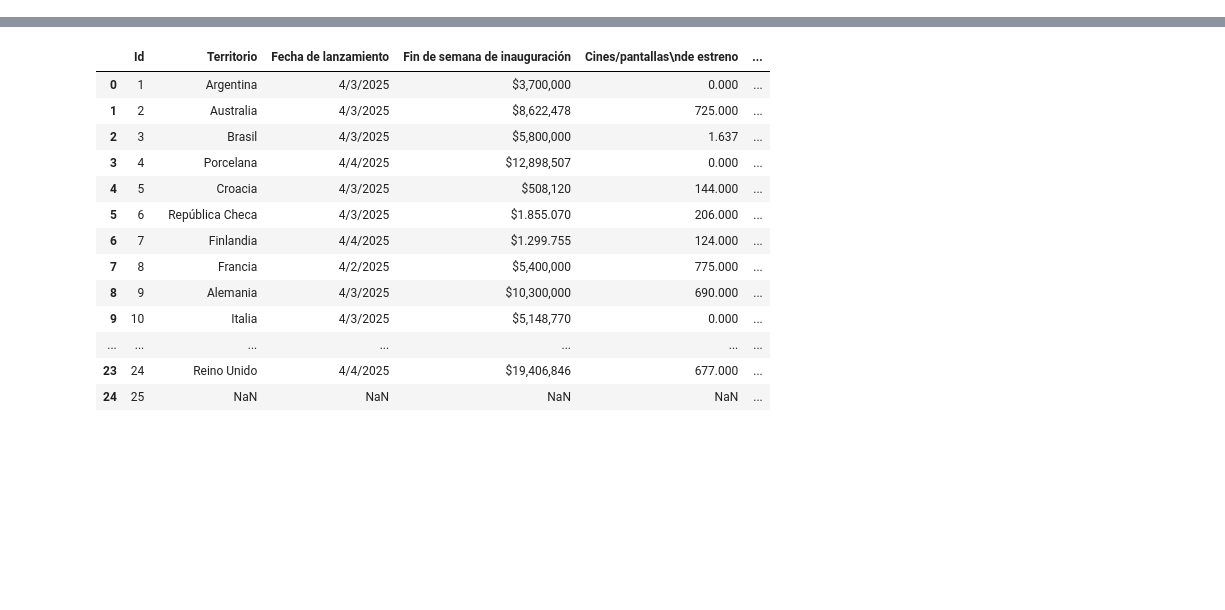
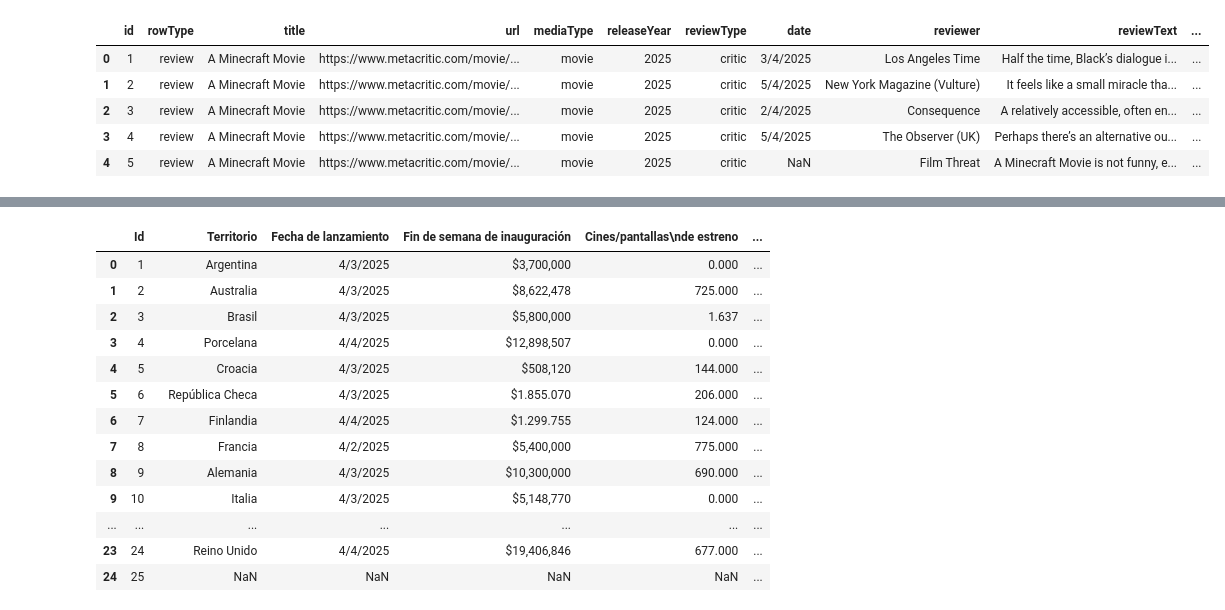
Before and after one commit to AlejandroTanquis/consulting-challenge-, a Jupyter notebook: data/raw/minecraftmovie.ipynb, the cells around one changed output, grey strips where cells are left out. Saved outputs shown, nothing was run; the diff lists cells and outputs as text; code cells hidden in the pictures; blank space fills up the shorter version.

```diff
--- a/data/raw/minecraftmovie.ipynb
+++ b/data/raw/minecraftmovie.ipynb
@@ -0,0 +1,13 @@
+# %%
+import pandas as pd
+
+df=pd.read_csv('Minecraft criticos.csv')
+
+df.head(5)
+# %% [output]
+|  | id | rowType | title | url | mediaType | releaseYear | reviewType | date | reviewer | reviewText | ... |
+| 0 | 1 | review | A Minecraft Movie | https://www.metacritic.com/movie/... | movie | 2025 | critic | 3/4/2025 | Los Angeles Time | Half the time, Black’s dialogue i... | ... |
+| 1 | 2 | review | A Minecraft Movie | https://www.metacritic.com/movie/... | movie | 2025 | critic | 5/4/2025 | New York Magazine (Vulture) | It feels like a small miracle tha... | ... |
+| 2 | 3 | review | A Minecraft Movie | https://www.metacritic.com/movie/... | movie | 2025 | critic | 2/4/2025 | Consequence | A relatively accessible, often en... | ... |
+| 3 | 4 | review | A Minecraft Movie | https://www.metacritic.com/movie/... | movie | 2025 | critic | 5/4/2025 | The Observer (UK) | Perhaps there’s an alternative ou... | ... |
+| 4 | 5 | review | A Minecraft Movie | https://www.metacritic.com/movie/... | movie | 2025 | critic | NaN | Film Threat | A Minecraft Movie is not funny, e... | ... |
```
Also changed, not shown: parts of 2 cells of this notebook, 2 other files.
